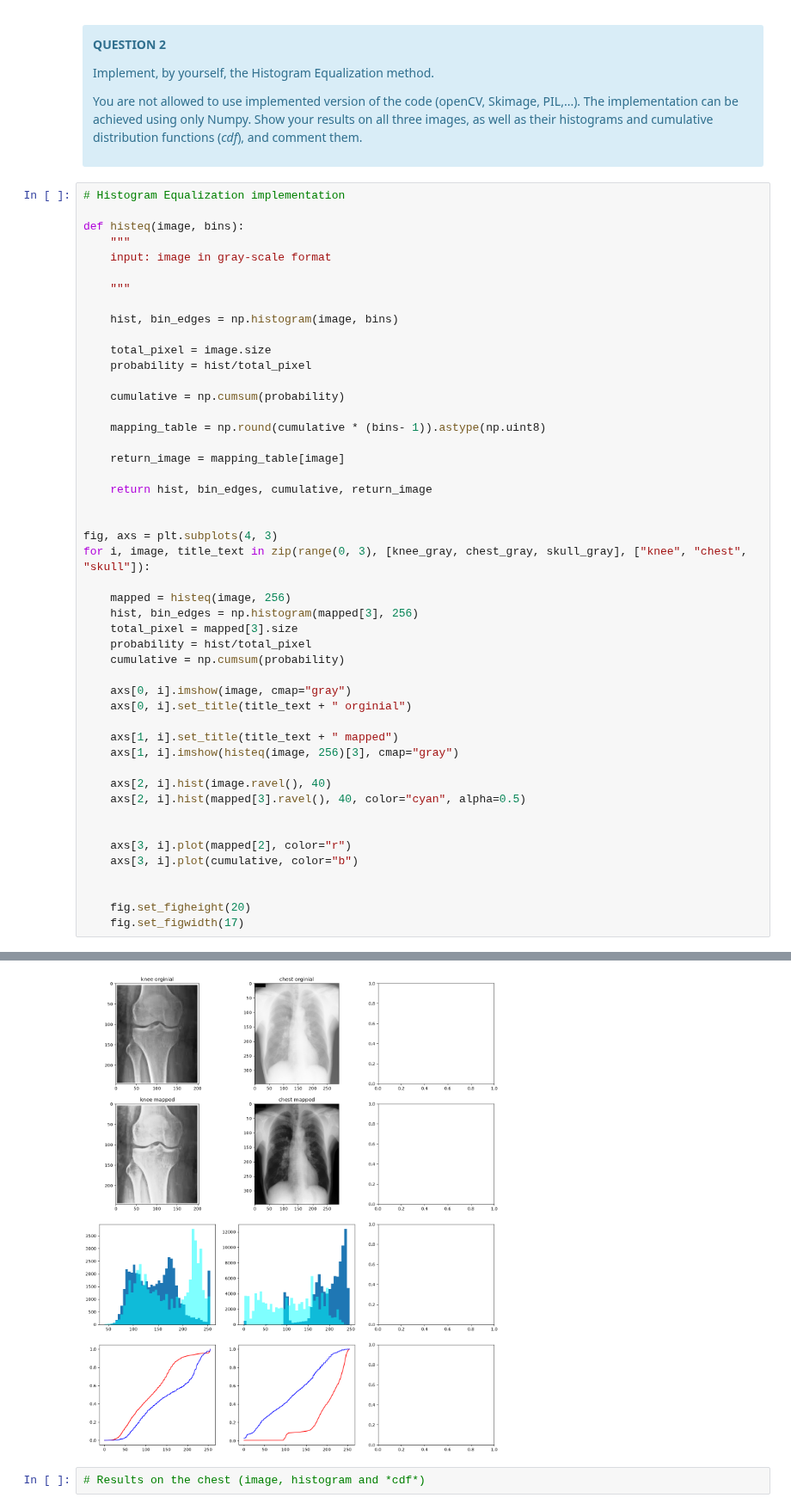
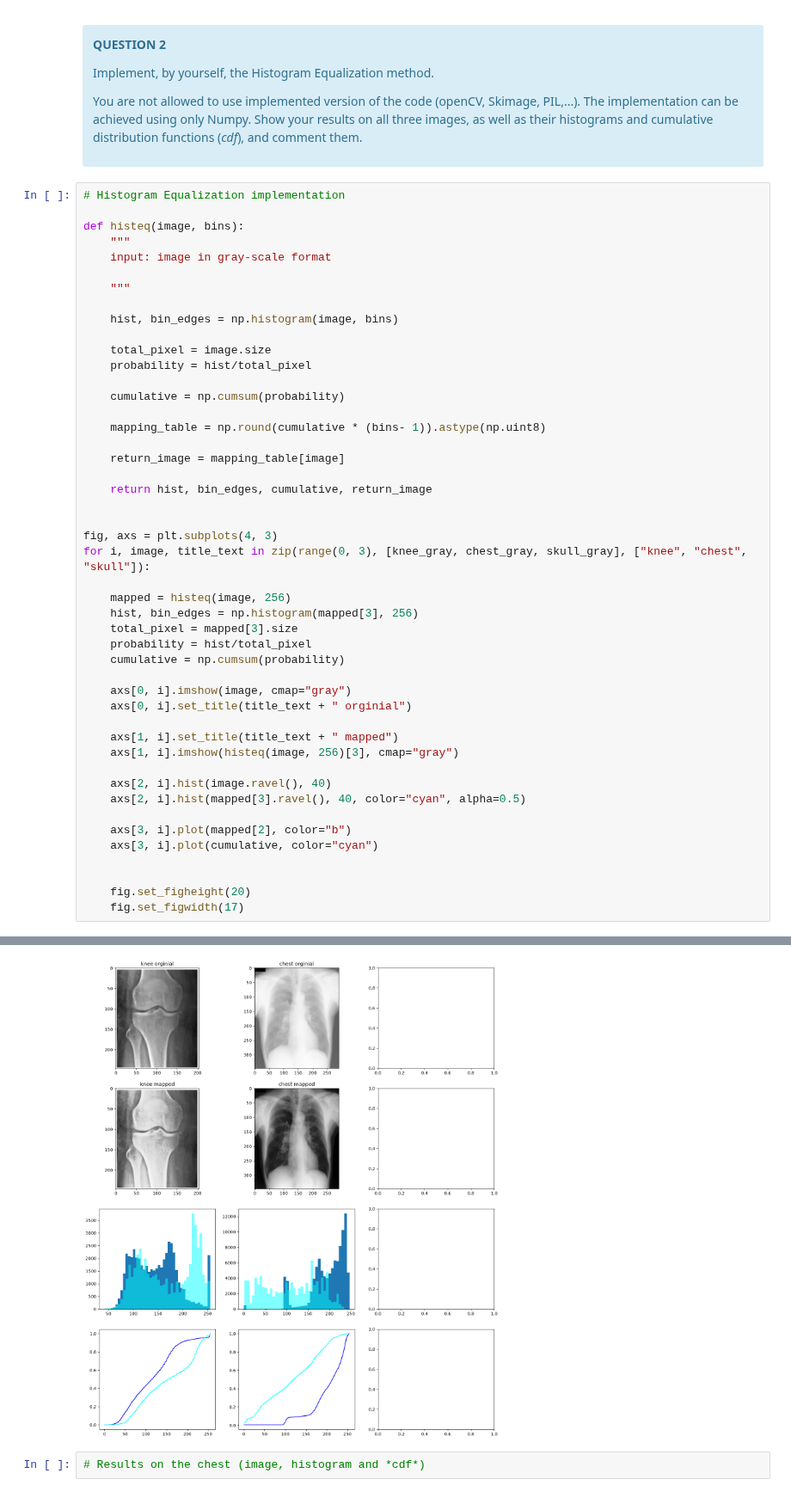
Before and after one commit to moimeme01/LGBIO2050, a Jupyter notebook: Challenge 1 - Histogram Equalization-20261001/Histogram_Equalization.ipynb, the cells around one changed output, grey strips where cells are left out. Shown at 86% size. Saved outputs shown, nothing was run; the diff lists cells and outputs as text.

```diff
--- a/Challenge 1 - Histogram Equalization-20261001/Histogram_Equalization.ipynb
+++ b/Challenge 1 - Histogram Equalization-20261001/Histogram_Equalization.ipynb
@@ -138,37 +138,36 @@ def histeq(image, bins):
 
     return_image = mapping_table[image]
 
     return hist, bin_edges, cumulative, return_image
 
 
 fig, axs = plt.subplots(4, 3)
 for i, image, title_text in zip(range(0, 3), [knee_gray, chest_gray, skull_gray], ["knee", "chest", "skull"]):
 
     mapped = histeq(image, 256)
     hist, bin_edges = np.histogram(mapped[3], 256)
     total_pixel = mapped[3].size
     probability = hist/total_pixel
     cumulative = np.cumsum(probability)
 
     axs[0, i].imshow(image, cmap="gray")
     axs[0, i].set_title(title_text + " orginial")
 
     axs[1, i].set_title(title_text + " mapped")
     axs[1, i].imshow(histeq(image, 256)[3], cmap="gray")
 
     axs[2, i].hist(image.ravel(), 40)
     axs[2, i].hist(mapped[3].ravel(), 40, color="cyan", alpha=0.5)
 
-
-    axs[3, i].plot(mapped[2], color="r")
-    axs[3, i].plot(cumulative, color="b")
+    axs[3, i].plot(mapped[2], color="b")
+    axs[3, i].plot(cumulative, color="cyan")
 
 
     fig.set_figheight(20)
     fig.set_figwidth(17)
 # %% [output]
 IndexError: arrays used as indices must be of integer (or boolean) type
-[figure, old version]
+[figure, new version]
 # %%
 # Results on the chest (image, histogram and *cdf*)
 # %% [markdown]
```
Also changed, not shown: 3 other files.
